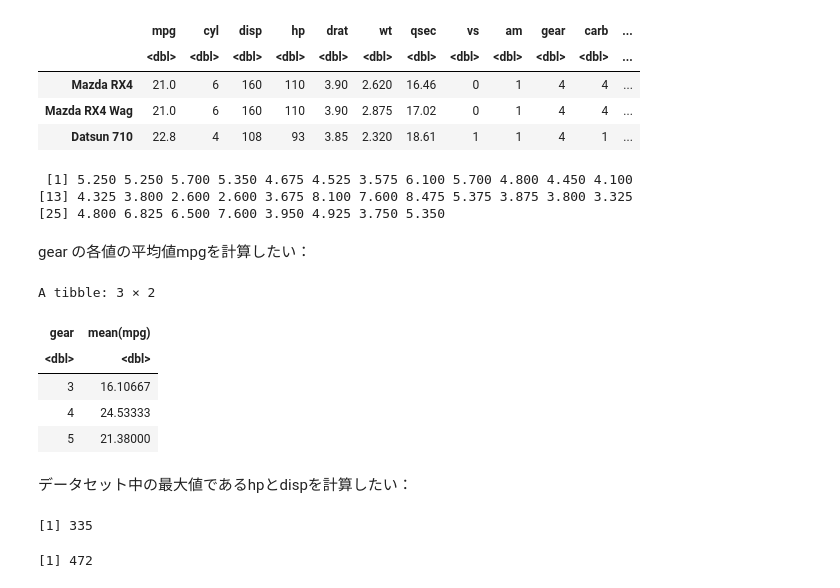
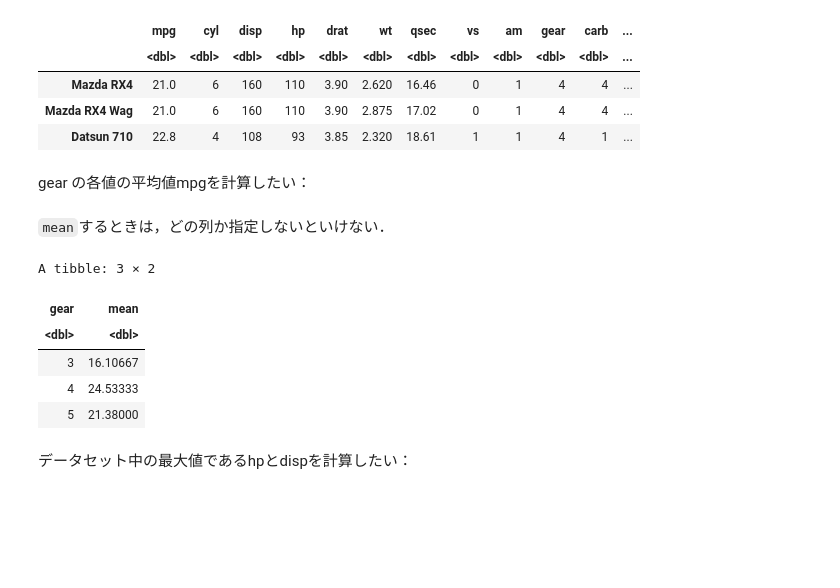
Before and after one commit to tskmr/BS, a Jupyter notebook: ex0613.ipynb, the cells around one changed output. Saved outputs shown, nothing was run; the diff lists cells and outputs as text; code cells hidden in the pictures; blank space fills up the shorter version.

```diff
--- a/ex0613.ipynb
+++ b/ex0613.ipynb
@@ -121,8 +167,2 @@ mmm <- mtcars %>% mutate(`miles per quart` = mpg / 4)
-# %%
-mmm$`miles per quart`
-# %% [output]
- [1] 5.250 5.250 5.700 5.350 4.675 4.525 3.575 6.100 5.700 4.800 4.450 4.100
-[13] 4.325 3.800 2.600 2.600 3.675 8.100 7.600 8.475 5.375 3.875 3.800 3.325
-[25] 4.800 6.825 6.500 7.600 3.950 4.925 3.750 5.350
 # %% [markdown]
 gear の各値の平均値mpgを計算したい：
@@ -129,21 +171,15 @@ gear の各値の平均値mpgを計算したい：
+# %% [markdown]
+`mean`するときは，どの列か指定しないといけない．
 # %%
-mtcars %>% group_by(gear) %>% summarise(mean(mpg))
+mtcars %>% group_by(gear) %>% summarise(mean = mean(mpg))
 # %% [output]
 A tibble: 3 × 2
-| gear | mean(mpg) |
+| gear | mean |
 | <dbl> | <dbl> |
 | 3 | 16.10667 |
 | 4 | 24.53333 |
 | 5 | 21.38000 |
 # %% [markdown]
 データセット中の最大値であるhpとdispを計算したい：
-# %%
-max(mtcars$hp)
-# %% [output]
-[1] 335
-# %%
-max(mtcars$disp)
-# %% [output]
-[1] 472
 # %%
 mtcars %>% summarize(max = max(hp, disp))
```
Also changed, not shown: parts of 34 cells of this notebook.
